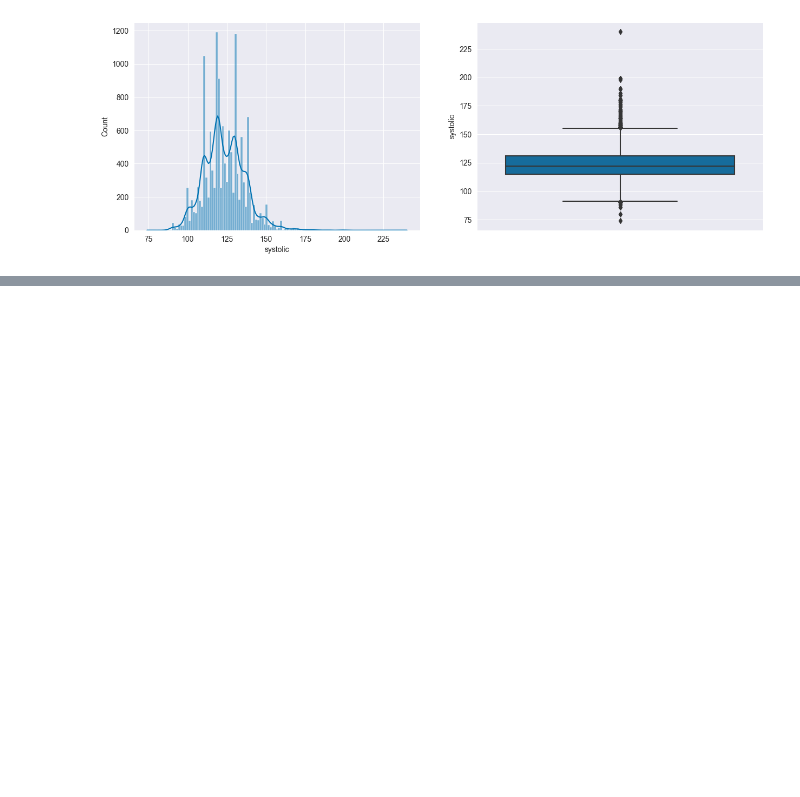
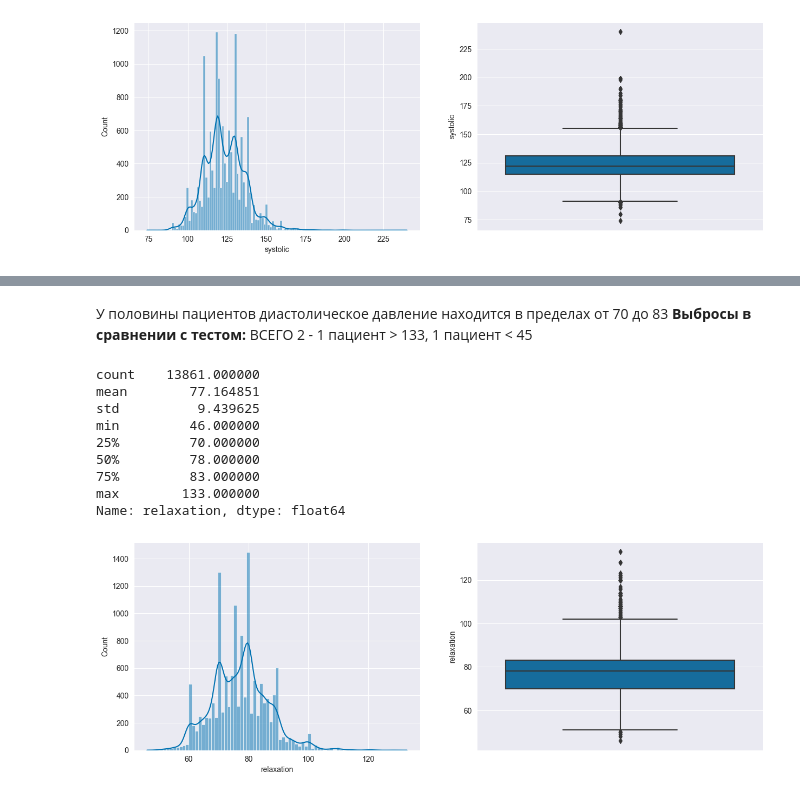
Before and after one commit to Zetis659/Data_Science_GM, a Jupyter notebook: Leopard_challenge_Classification/Leopard_challenge_Classification.ipynb, the cells around one changed output, grey strips where cells are left out. Drawn from its saved outputs; the diff is of its cells as text; code cells hidden in the pictures; blank space fills up the shorter version.

```diff
--- a/Leopard_challenge_Classification/Leopard_challenge_Classification.ipynb
+++ b/Leopard_challenge_Classification/Leopard_challenge_Classification.ipynb
@@ -630,0 +651,16 @@ Name: systolic, dtype: float64
+# %% [markdown]
+У половины пациентов диастолическое давление находится в пределах от 70 до 83
+**Выбросы в сравнении с тестом:** ВСЕГО 2 - 1 пациент > 133, 1 пациент < 45
+# %%
+hist_box_describe_num(df.query('relaxation < 135 & relaxation > 45'), 'relaxation')
+# %% [output]
+count    13861.000000
+mean        77.164851
+std          9.439625
+min         46.000000
+25%         70.000000
+50%         78.000000
+75%         83.000000
+max        133.000000
+Name: relaxation, dtype: float64
+[figure, added]
```
Also changed, not shown: parts of 70 cells of this notebook.
